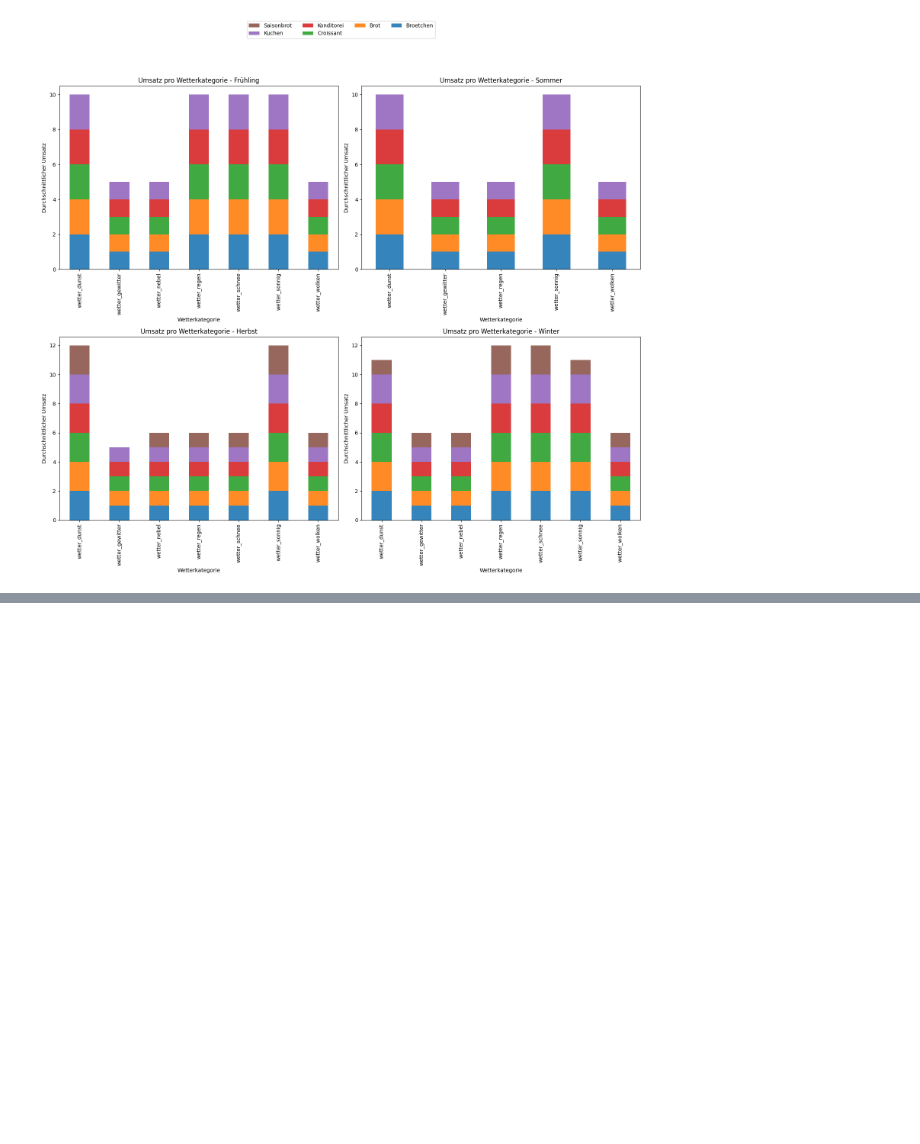
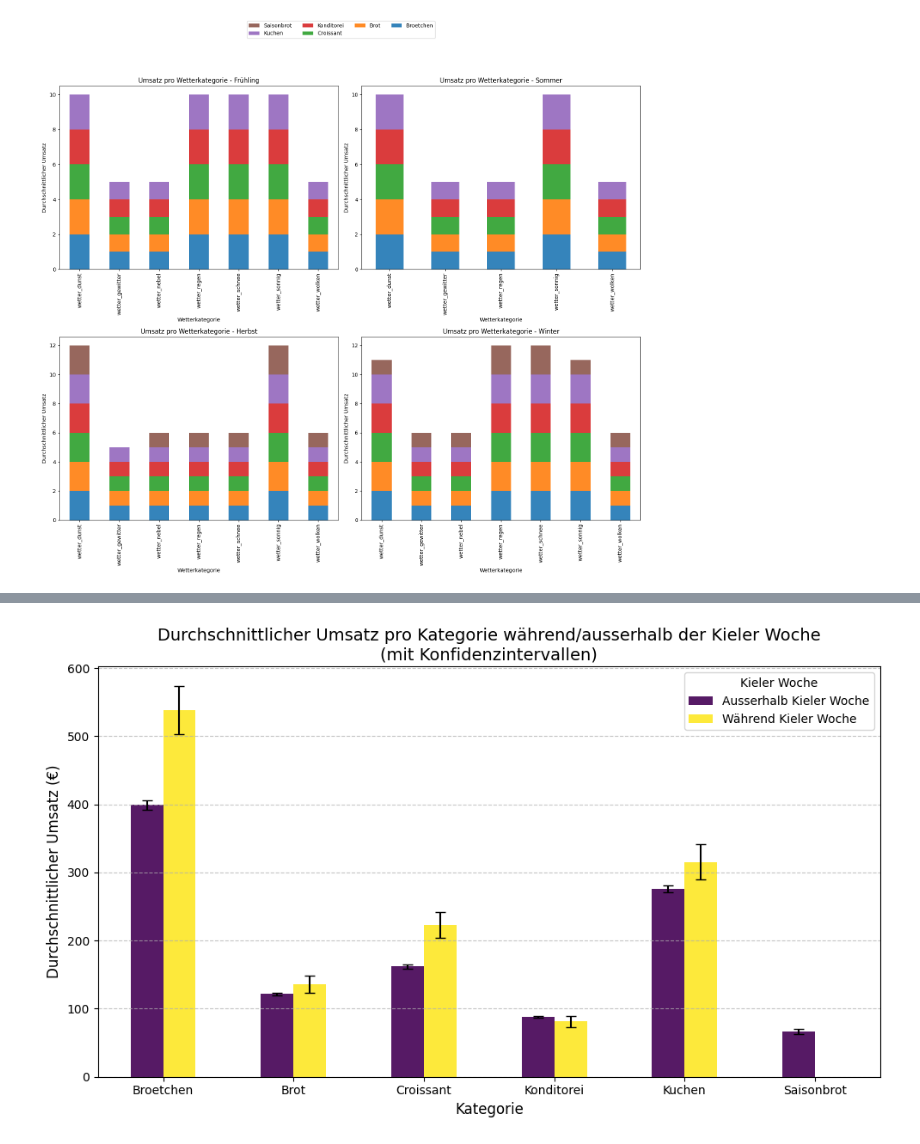
Before and after one commit to Heidikowski/Bakery-Project, a Jupyter notebook: 0_DataPreparation/Code/grafiken_umsatz.ipynb, the cells around one changed output, grey strips where cells are left out. Saved outputs shown, nothing was run; the diff lists cells and outputs as text; code cells hidden in the pictures; blank space fills up the shorter version.

```diff
--- a/0_DataPreparation/Code/grafiken_umsatz.ipynb
+++ b/0_DataPreparation/Code/grafiken_umsatz.ipynb
@@ -225,0 +269,45 @@ plt.show()
+# %%
+#Balkendiagramm mit Konfidenzintervall zum Vergleich Umsatz pro Kategorie während/ außerhalb der Kieler Woche
+
+import pandas as pd
+import matplotlib.pyplot as plt
+import numpy as np
+from scipy.stats import sem, t
+
+# Datensatz einlesen
+umsatz_gesamt = pd.read_csv('/workspaces/Bakery-Project/0_DataPreparation/Data/umsatz_gesamt.csv', sep=',')
+
+# Funktion zur Berechnung des Konfidenzintervalls
+def calculate_confidence_interval(data, confidence=0.95):
+    n = len(data)
+    if n == 0:
+        return 0  # Kein Datenpunkt, keine Breite
+    mean = np.mean(data)
+    error = sem(data)  # Standardfehler
+    margin = error * t.ppf((1 + confidence) / 2, n - 1)  # T-Wert für Konfidenzintervall
+    return margin
+
+# Umsatz pro Kategorie und Kieler Woche aggregieren
+umsatz_grouped = umsatz_gesamt.groupby(['Kategorie', 'KielerWoche'])['Umsatz']
+
+# Mittelwerte und Konfidenzintervalle berechnen
+means = umsatz_grouped.mean().unstack()
+conf_intervals = umsatz_grouped.apply(lambda x: calculate_confidence_interval(x)).unstack()
+
+# Balkendiagramm mit Fehlerbalken
+fig, ax = plt.subplots(figsize=(10, 6))
+means.plot(kind='bar', yerr=conf_intervals, ax=ax, capsize=4, colormap='viridis', alpha=0.9)
+
+# Titel und Achsenbeschriftungen hinzufügen
+ax.set_title('Durchschnittlicher Umsatz pro Kategorie während/ausserhalb der Kieler Woche\n(mit Konfidenzintervallen)', fontsize=14)
+ax.set_xlabel('Kategorie', fontsize=12)
+ax.set_ylabel('Durchschnittlicher Umsatz (€)', fontsize=12)
+ax.legend(title='Kieler Woche', labels=['Ausserhalb Kieler Woche', 'Während Kieler Woche'], loc='upper right')
+ax.grid(axis='y', linestyle='--', alpha=0.7)
+
+# Layout anpassen
+plt.xticks(rotation=0)
+plt.tight_layout()
+plt.show()
+# %% [output]
+[figure, added]
```
Also changed, not shown: parts of 3 cells of this notebook, 1 other file.
